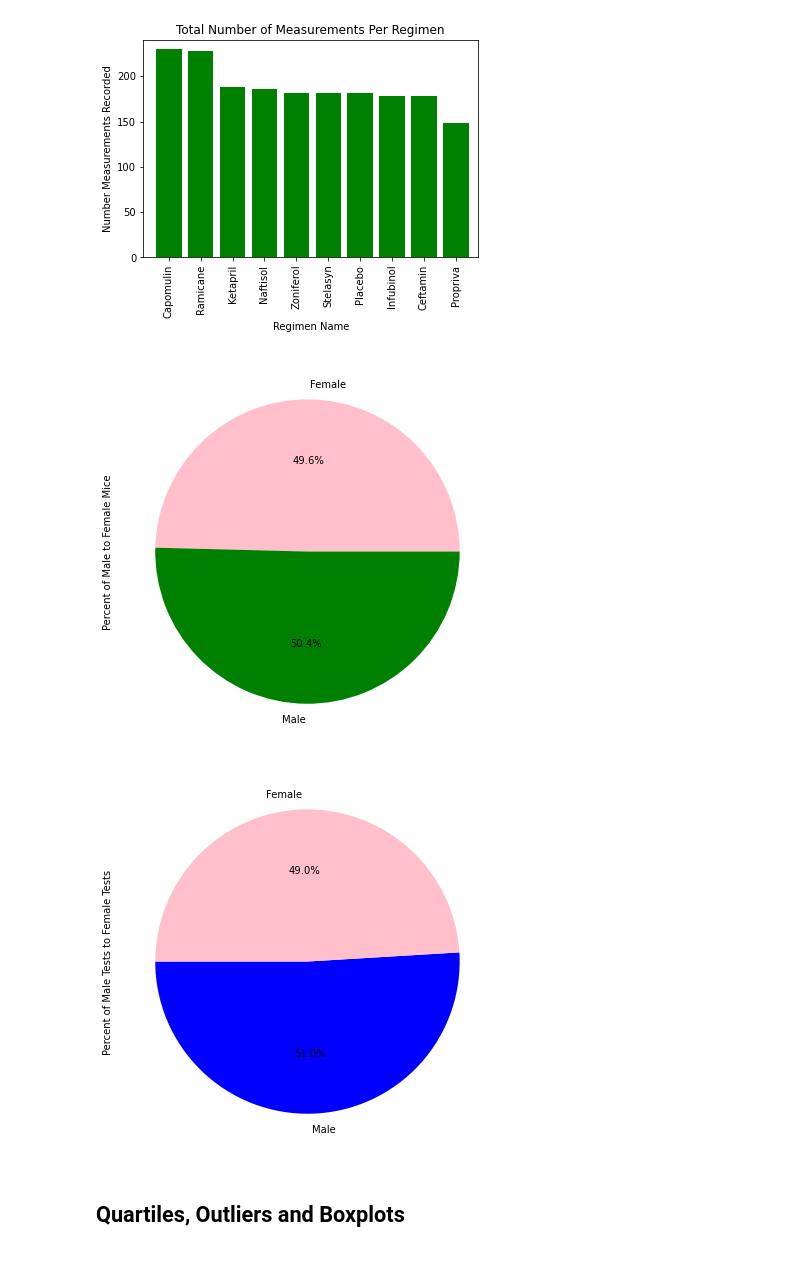
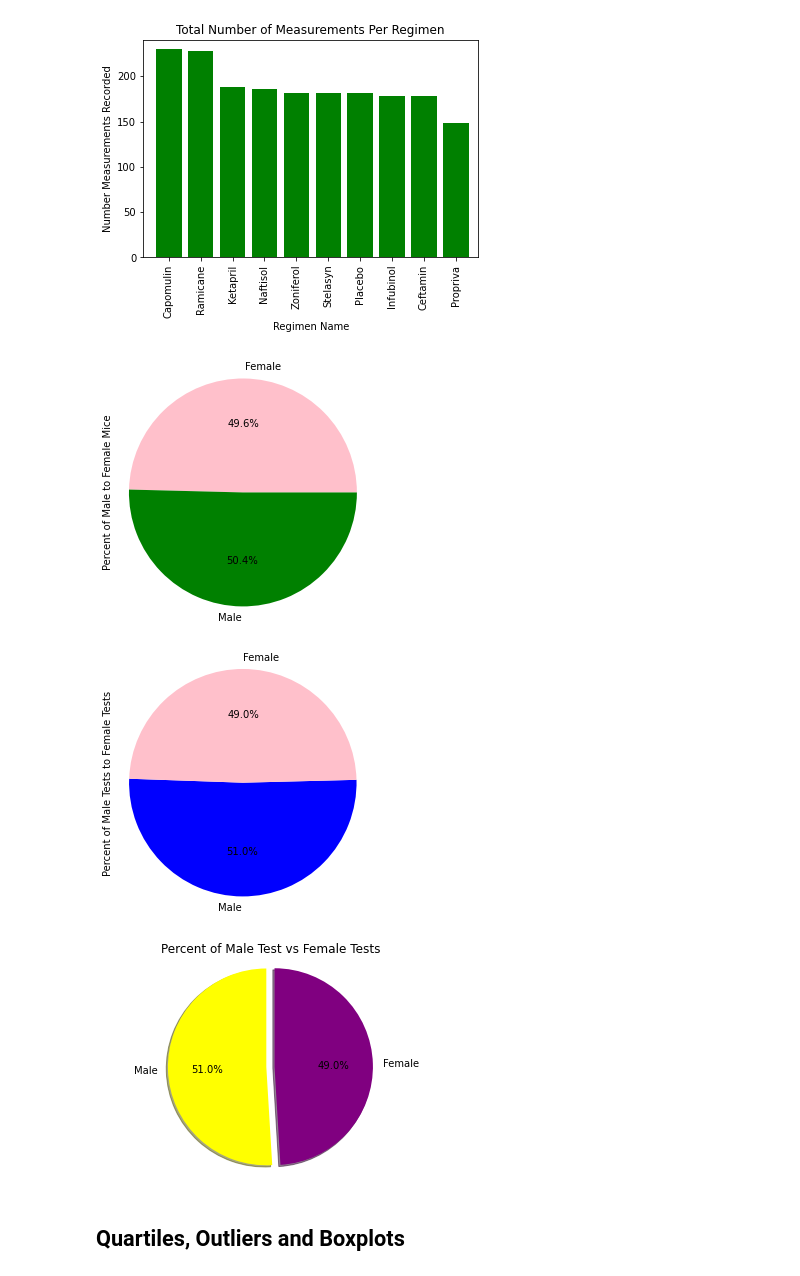
Before and after one commit to Jbullis29/matplotlib-challenge, a Jupyter notebook: pymaceuticals.ipynb, the cells around one changed output. Saved outputs shown, nothing was run; the diff lists cells and outputs as text; code cells hidden in the pictures.

Commit message:
Python Notebook to analyze result of drug tests on mice

```diff
--- a/pymaceuticals.ipynb
+++ b/pymaceuticals.ipynb
@@ -168,12 +168,14 @@ plt.ylabel("Number Measurements Recorded");
 [figure]
 # %%
 # Generate a pie plot showing the distribution of female versus male mice using pandas
-df_cleaned.groupby('Sex')['Mouse ID'].nunique().plot(kind = 'pie',  autopct='%1.1f%%',figsize=(7,7), ylabel = 'Percent of Male to Female Mice',
-                                                     colors = ['Pink', 'Green']);
+df_cleaned.groupby('Sex')['Mouse ID'].nunique().plot(kind = 'pie',  autopct='%1.1f%%',figsize=(4.5,4.5), ylabel = 'Percent of Male to Female Mice',
+                                                     colors = ['Pink', 'Green'])
+plt.axis('equal');
 # %% [output]
-[figure, old version]
+[figure, new version]
 # %%
-df_cleaned['Sex'].value_counts().plot(kind = 'pie',  autopct='%1.1f%%',figsize=(7,7), ylabel = 'Percent of Male Tests to Female Tests',
-                                      colors = ['Blue', 'Pink'], startangle =180);
+df_cleaned['Sex'].value_counts().plot(kind = 'pie',  autopct='%1.1f%%',figsize=(4.5,4.5), ylabel = 'Percent of Male Tests to Female Tests',
+                                      colors = ['Blue', 'Pink'], startangle =178)
+plt.axis('equal');
 # %% [output]
-[figure, old version]
+[figure, new version]
@@ -183,3 +182,14 @@ sex_count = df_cleaned['Sex'].value_counts()
+# %%
+fig, ax = plt.subplots()
+sex = ['Male', 'Female']
+sex_count = df_cleaned['Sex'].value_counts()
+colors = ['Yellow', 'Purple']
+explode = (0.1,0.0)
+plt.pie(sex_count,explode=explode,labels=sex,colors=colors,autopct='%1.1f%%', radius=1.2, startangle=90, shadow = True)
+ax.set_title("Percent of Male Test vs Female Tests")
+plt.axis('equal');
+# %% [output]
+[figure, added]
 # %% [markdown]
 ## Quartiles, Outliers and Boxplots
 # %%
```
Also changed, not shown: parts of 3 cells of this notebook.
